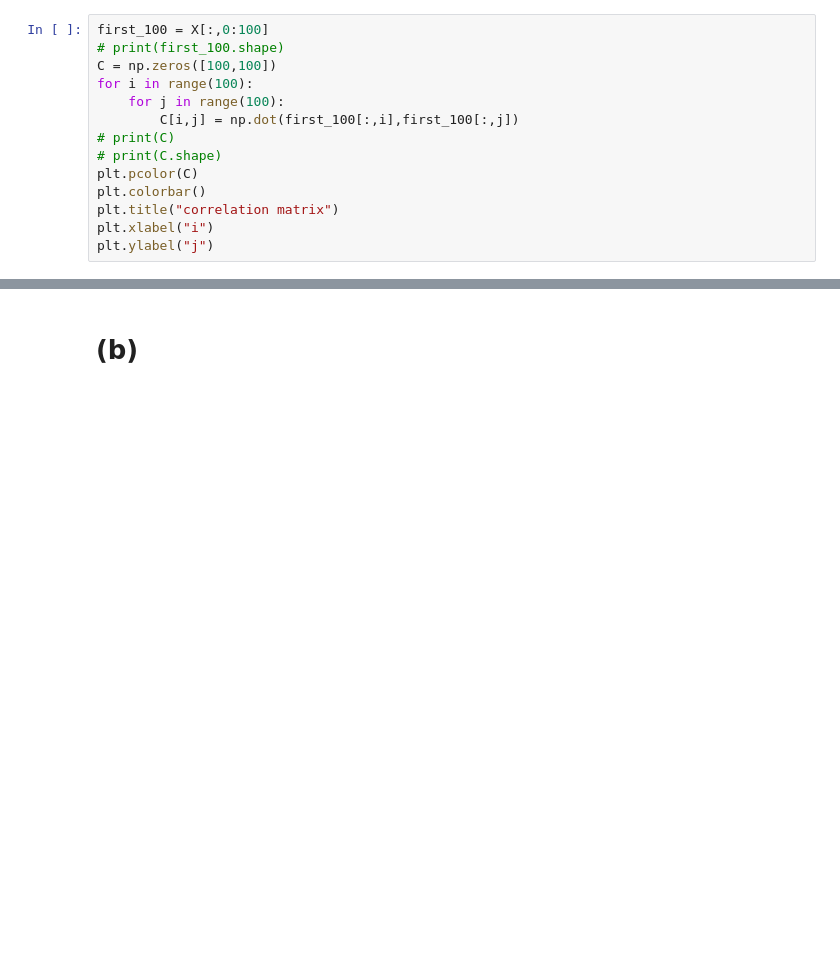
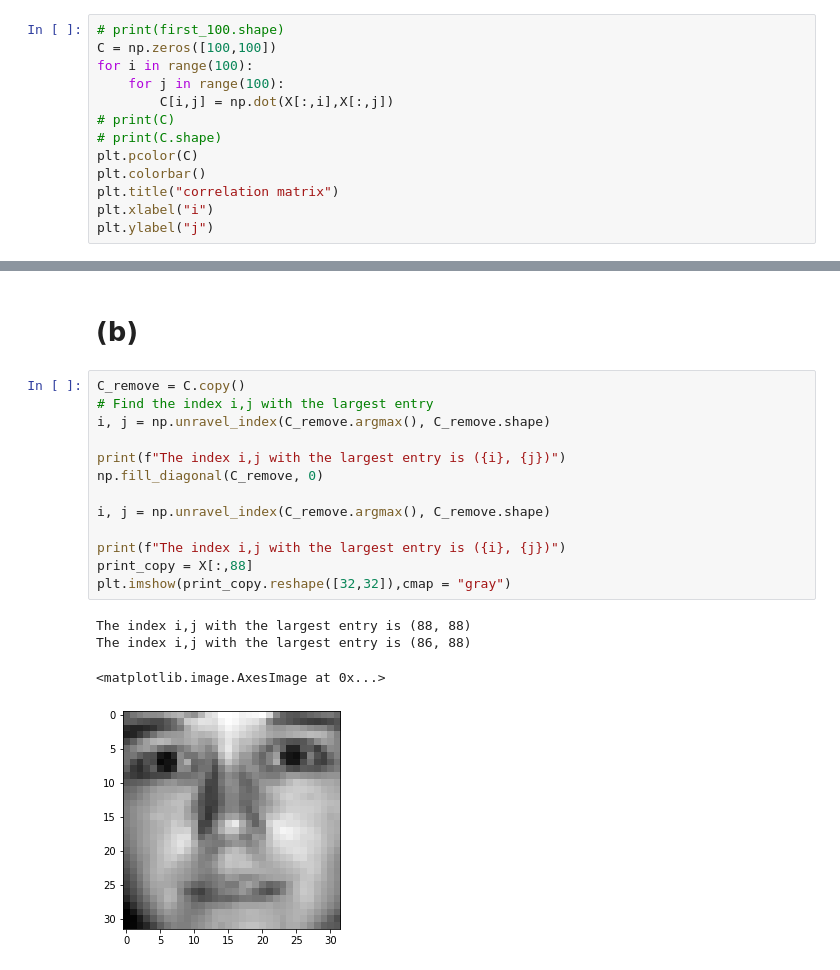
Before and after one commit to ZiwenLi0325/EE399, a Jupyter notebook: hw2/hw2.ipynb, the cells around one changed output, grey strips where cells are left out. Drawn from its saved outputs; the diff is of its cells as text; blank space fills up the shorter version.

```diff
--- a/hw2/hw2.ipynb
+++ b/hw2/hw2.ipynb
@@ -13,12 +14,11 @@ X=results['X']
 # %% [markdown]
 # (a)
 # %%
-first_100 = X[:,0:100]
 # print(first_100.shape)
 C = np.zeros([100,100])
 for i in range(100):
     for j in range(100):
-        C[i,j] = np.dot(first_100[:,i],first_100[:,j])
+        C[i,j] = np.dot(X[:,i],X[:,j])
 # print(C)
 # print(C.shape)
 plt.pcolor(C)
@@ -31,3 +31,21 @@ Text(0, 0.5, 'j')
 [figure]
 # %% [markdown]
 # (b)
+# %%
+C_remove = C.copy()
+# Find the index i,j with the largest entry
+i, j = np.unravel_index(C_remove.argmax(), C_remove.shape)
+
+print(f"The index i,j with the largest entry is ({i}, {j})")
+np.fill_diagonal(C_remove, 0)
+
+i, j = np.unravel_index(C_remove.argmax(), C_remove.shape)
+
+print(f"The index i,j with the largest entry is ({i}, {j})")
+print_copy = X[:,88]
+plt.imshow(print_copy.reshape([32,32]),cmap = "gray")
+# %% [output]
+The index i,j with the largest entry is (88, 88)
+The index i,j with the largest entry is (86, 88)
+<matplotlib.image.AxesImage at 0x...>
+[figure, added]
```
Also changed, not shown: parts of 15 cells of this notebook, 1 other file.
